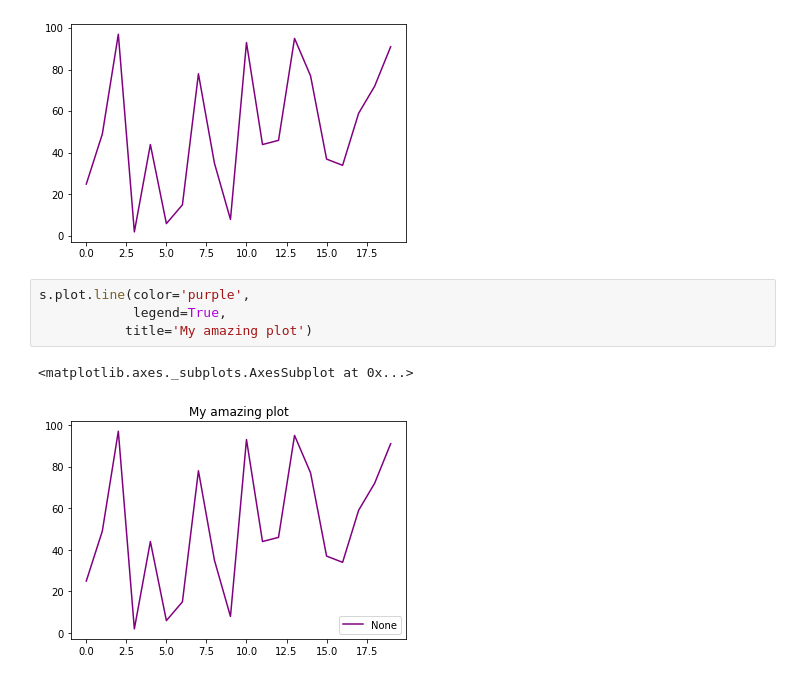
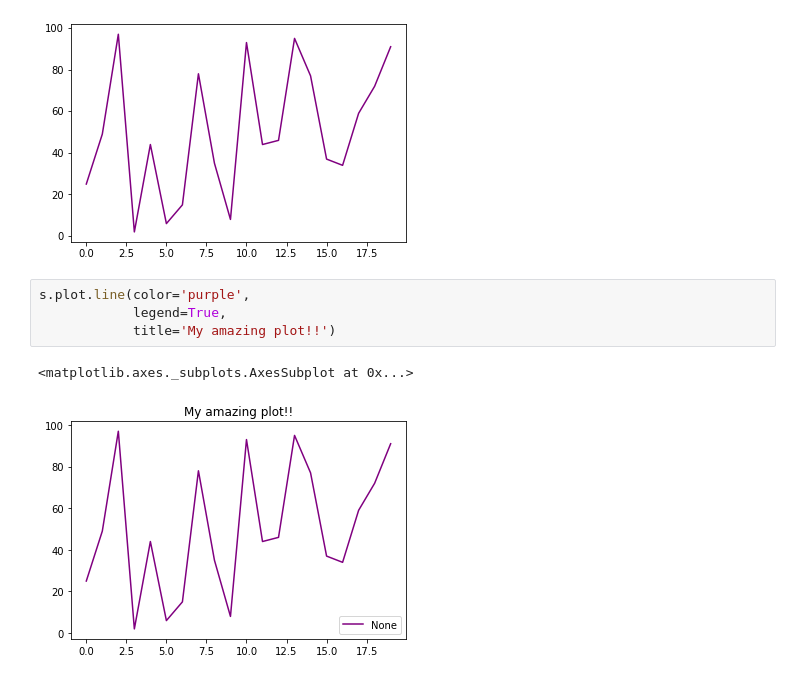
Before and after one commit to consmith2/cisco-2020-june, a Jupyter notebook: Cisco 2020 June 23.ipynb, the cells around one changed output. Drawn from its saved outputs; the diff is of its cells as text.

```diff
--- a/Cisco 2020 June 23.ipynb
+++ b/Cisco 2020 June 23.ipynb
@@ -249,7 +249,7 @@ s.plot.line(color='purple')
 # %%
 s.plot.line(color='purple',
             legend=True,
-           title='My amazing plot')
+            title='My amazing plot!!')
 # %% [output]
 <matplotlib.axes._subplots.AxesSubplot at 0x...>
-[figure, old version]
+[figure, new version]
```
Also changed, not shown: parts of 2 cells of this notebook.
